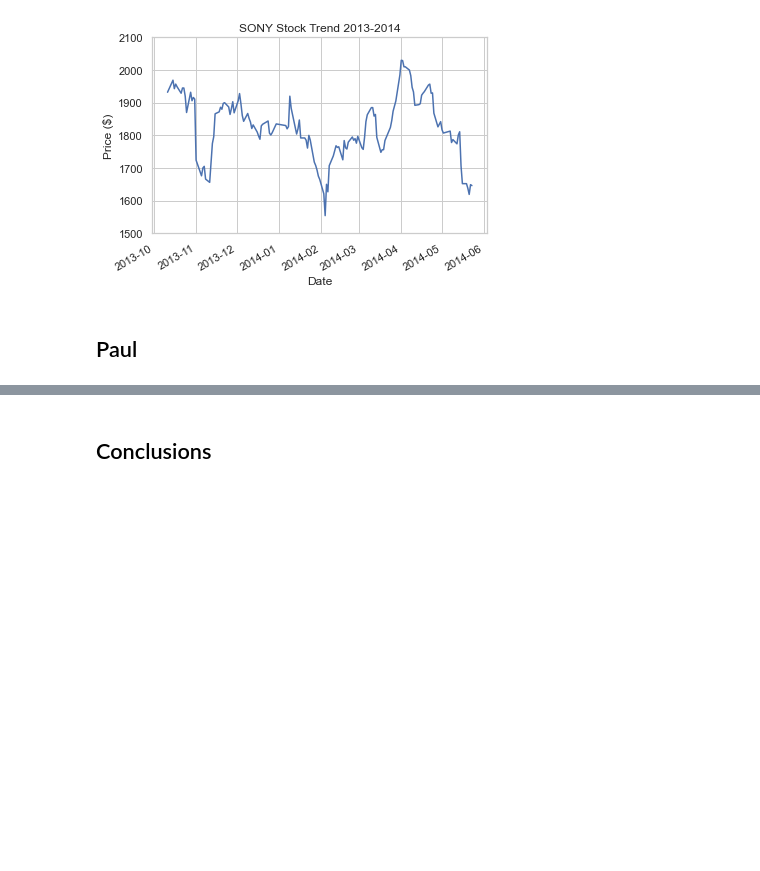
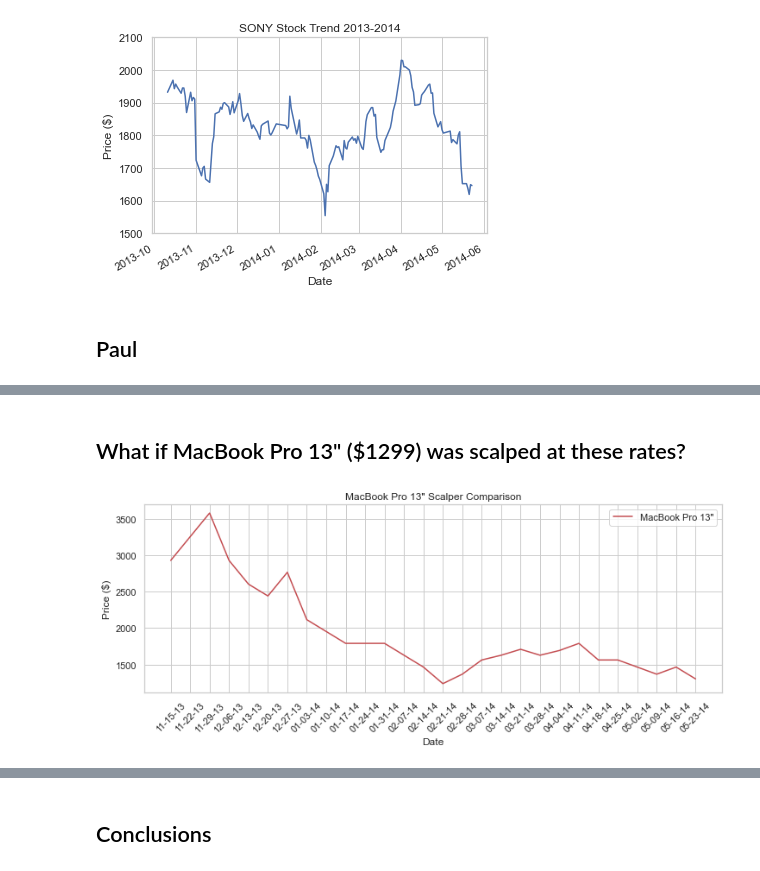
Before and after one commit to GravelBirthstone/Scalper-Project, a Jupyter notebook: final-notebook2.ipynb, the cells around one changed output, grey strips where cells are left out. Drawn from its saved outputs; the diff is of its cells as text; code cells hidden in the pictures; blank space fills up the shorter version.

```diff
--- a/final-notebook2.ipynb
+++ b/final-notebook2.ipynb
@@ -155,0 +229,20 @@ plt.show()
+# %% [markdown]
+## What if MacBook Pro 13" ($1299) was scalped at these rates?
+# %%
+df_combo["macbook"] = ( df_combo["percent_markup"] / 100 + 1 ) * 1299
+
+fig, ax = plt.subplots(figsize=(12,4))
+sns.lineplot(x = df_combo["date"].values,
+    y = df_combo["macbook"].values,
+    color = 'r',
+    ax = ax)
+ax.legend(['MacBook Pro 13"'], facecolor='w')
+ax.set(xlabel="Date",ylabel="Price ($)")
+plt.title('MacBook Pro 13" Scalper Comparison')
+plt.xticks(rotation=45)
+plt.grid(True)
+
+
+plt.show()
+# %% [output]
+[figure, added]
```
Also changed, not shown: parts of 20 cells of this notebook, 3 other files.
